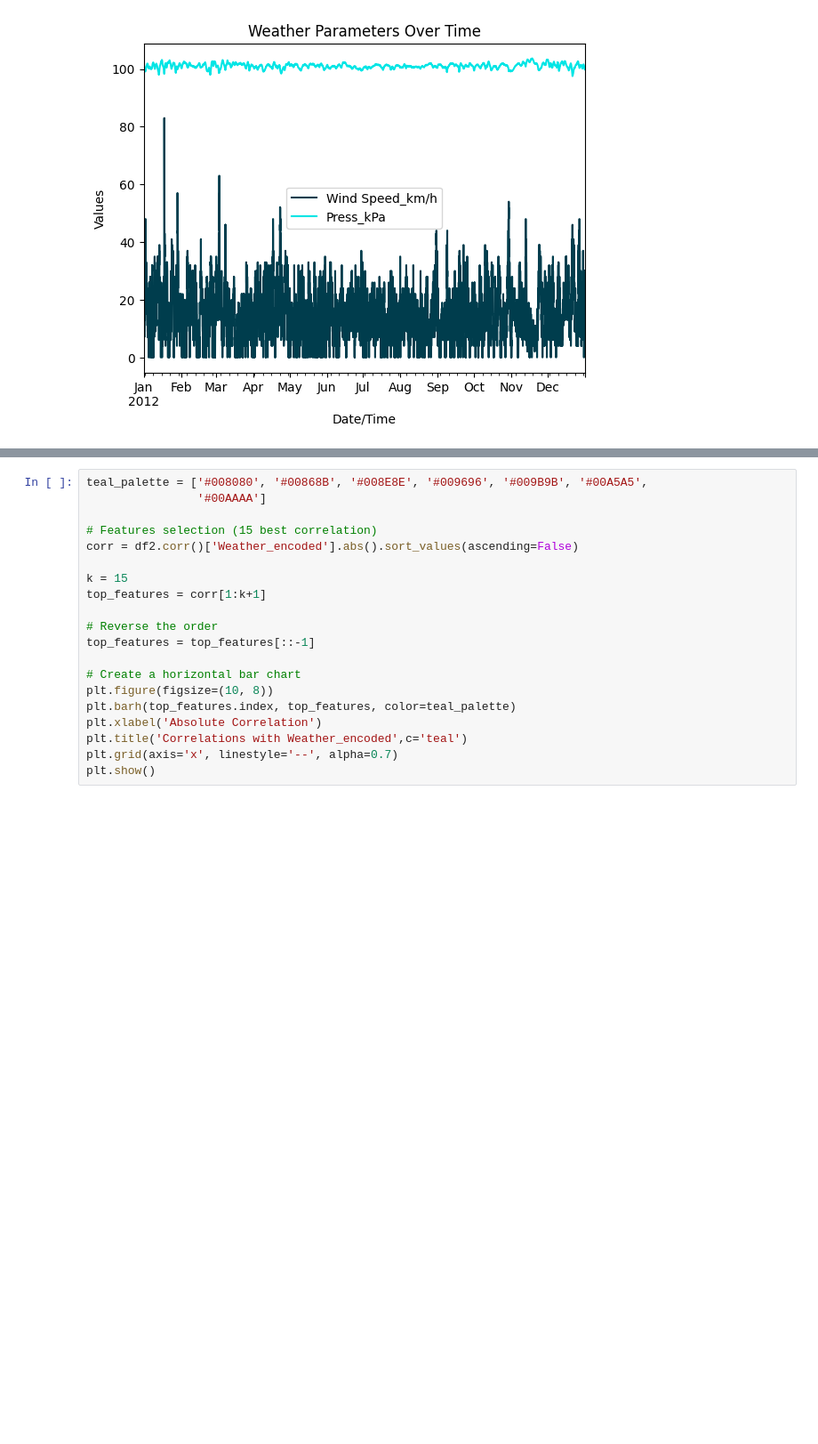
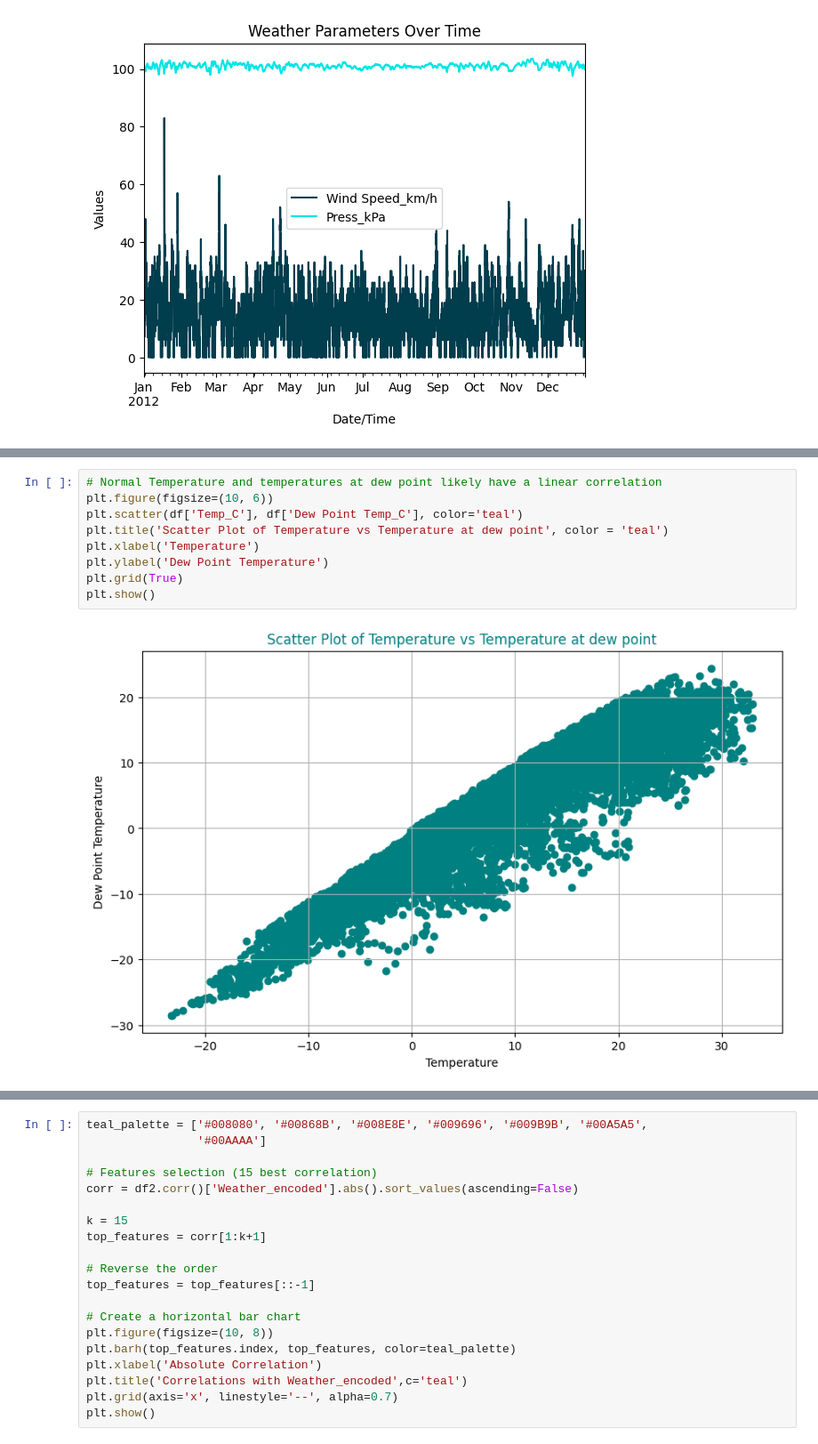
Before and after one commit to Moraa-Ke/Weather-Insights-, a Jupyter notebook: Weather_Insights.ipynb, the cells around one changed output, grey strips where cells are left out. Shown: that part at 89% size. Cells and saved outputs as stored; diff of their text form; blank space fills up the shorter version.

```diff
--- a/Weather_Insights.ipynb
+++ b/Weather_Insights.ipynb
@@ -444,4 +455,15 @@ plt.title('Correlation Matrix', color='teal', fontweight='bold')
 plt.show()
 # %% [output]
 [figure]
+# %%
+# Normal Temperature and temperatures at dew point likely have a linear correlation
+plt.figure(figsize=(10, 6))
+plt.scatter(df['Temp_C'], df['Dew Point Temp_C'], color='teal')
+plt.title('Scatter Plot of Temperature vs Temperature at dew point', color = 'teal')
+plt.xlabel('Temperature')
+plt.ylabel('Dew Point Temperature')
+plt.grid(True)
+plt.show()
+# %% [output]
+[figure, added]
 # %%
```
Also changed, not shown: parts of 9 cells of this notebook.
